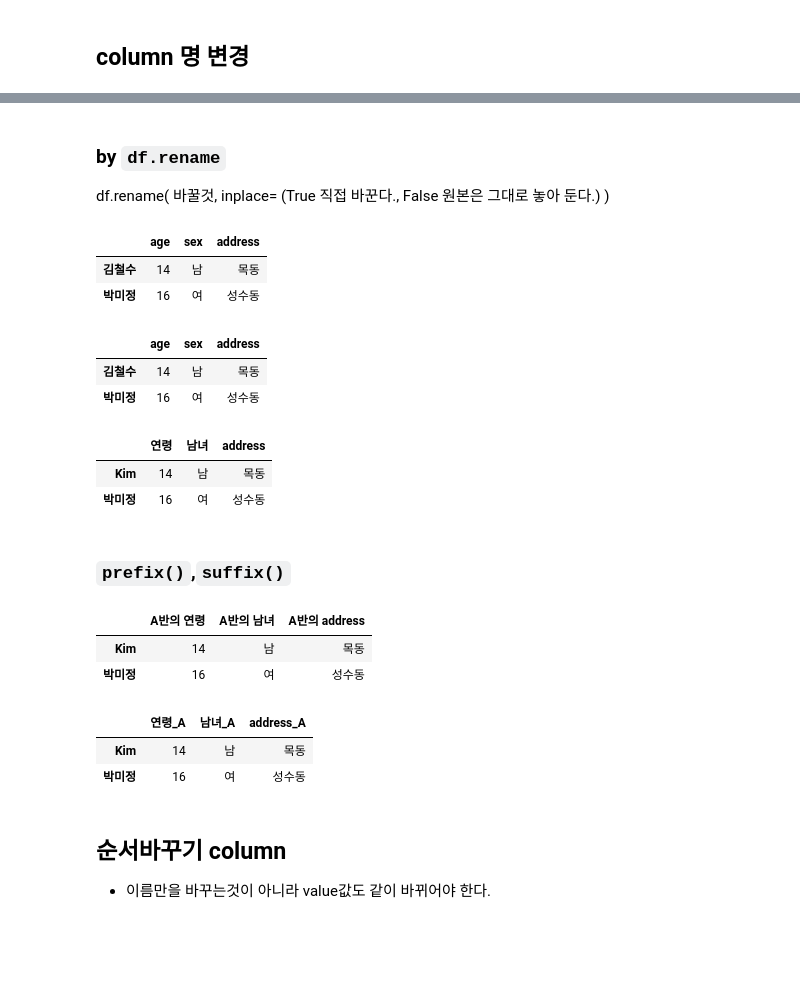
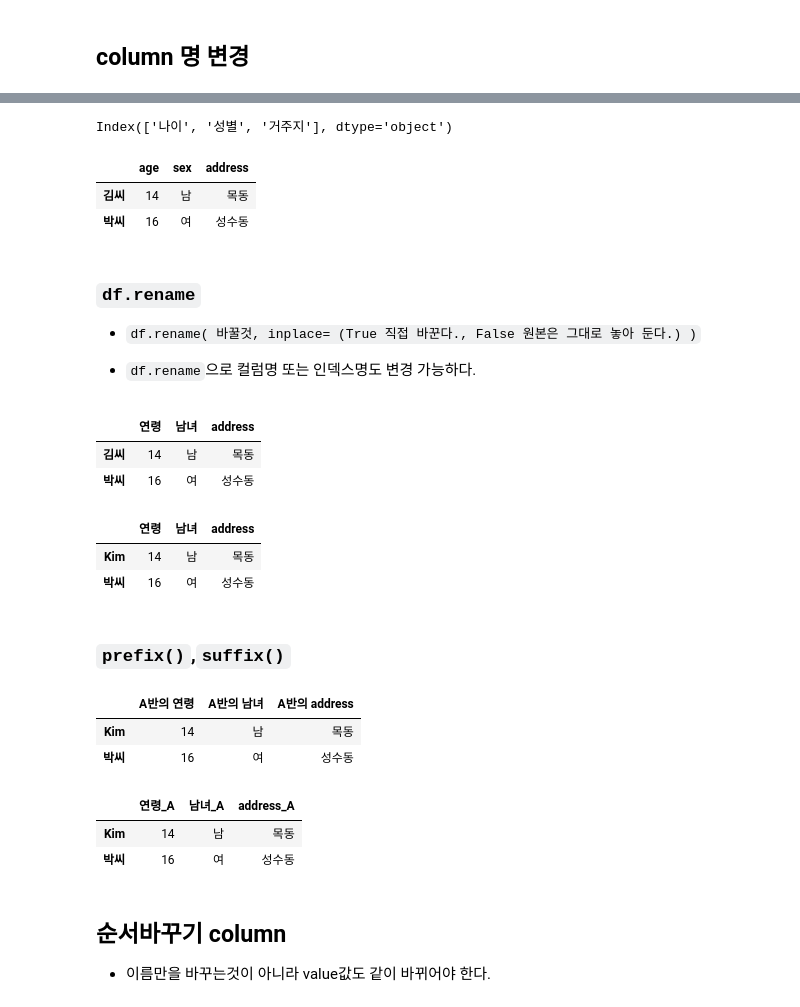
Before and after one commit to SeWonKwon/Pandas-Numpy, a Jupyter notebook: A05_Pandas Dtypes Index & Column.ipynb, the cells around one changed output, grey strips where cells are left out. Saved outputs shown, nothing was run; the diff lists cells and outputs as text; code cells hidden in the pictures; blank space fills up the shorter version.

```diff
--- a/A05_Pandas Dtypes Index & Column.ipynb
+++ b/A05_Pandas Dtypes Index & Column.ipynb
@@ -53,27 +41,33 @@ Index(['age', 'sex', 'address'], dtype='object')
+# %%
+df.columns
+# %% [output]
+Index(['나이', '성별', '거주지'], dtype='object')
+# %%
+df.columns= ['age','sex','address']
+df
+# %% [output]
+|  | age | sex | address |
+| 김씨 | 14 | 남 | 목동 |
+| 박씨 | 16 | 여 | 성수동 |
 # %% [markdown]
-### by `df.rename`
-df.rename( 바꿀것, inplace= (True 직접 바꾼다., False 원본은 그대로 놓아 둔다.) )
+###  `df.rename`
+* `df.rename( 바꿀것, inplace= (True 직접 바꾼다., False 원본은 그대로 놓아 둔다.) )`
+
+* `df.rename`으로 컬럼명 또는 인덱스명도 변경 가능하다.
-# %%
-df
-# %% [output]
-|  | age | sex | address |
-| 김철수 | 14 | 남 | 목동 |
-| 박미정 | 16 | 여 | 성수동 |
 # %%
 # inplace=True 하지 않으면 바뀌지않는다.
 df.rename(columns={'age':'연령','sex':'남녀'})
-df
 # %% [output]
-|  | age | sex | address |
-| 김철수 | 14 | 남 | 목동 |
-| 박미정 | 16 | 여 | 성수동 |
+|  | 연령 | 남녀 | address |
+| 김씨 | 14 | 남 | 목동 |
+| 박씨 | 16 | 여 | 성수동 |
 # %%
-df.rename(columns={'age':'연령','sex':'남녀'},index={'김철수':'Kim'},inplace=True)
+df.rename(columns={'age':'연령','sex':'남녀'},index={'김씨':'Kim'},inplace=True)
 df
 # %% [output]
 |  | 연령 | 남녀 | address |
 | Kim | 14 | 남 | 목동 |
-| 박미정 | 16 | 여 | 성수동 |
+| 박씨 | 16 | 여 | 성수동 |
 # %% [markdown]
 ### `prefix()`,`suffix()`
 # %%
@@ -82,14 +76,14 @@ df_pre
 # %% [output]
 |  | A반의 연령 | A반의 남녀 | A반의 address |
 | Kim | 14 | 남 | 목동 |
-| 박미정 | 16 | 여 | 성수동 |
+| 박씨 | 16 | 여 | 성수동 |
 # %%
 df_suff = df.add_suffix('_A')
 df_suff
 # %% [output]
 |  | 연령_A | 남녀_A | address_A |
 | Kim | 14 | 남 | 목동 |
-| 박미정 | 16 | 여 | 성수동 |
+| 박씨 | 16 | 여 | 성수동 |
 # %% [markdown]
 ## 순서바꾸기 column
 * 이름만을 바꾸는것이 아니라 value값도 같이 바뀌어야 한다.
```
Also changed, not shown: parts of 33 cells of this notebook, 6 other files.
